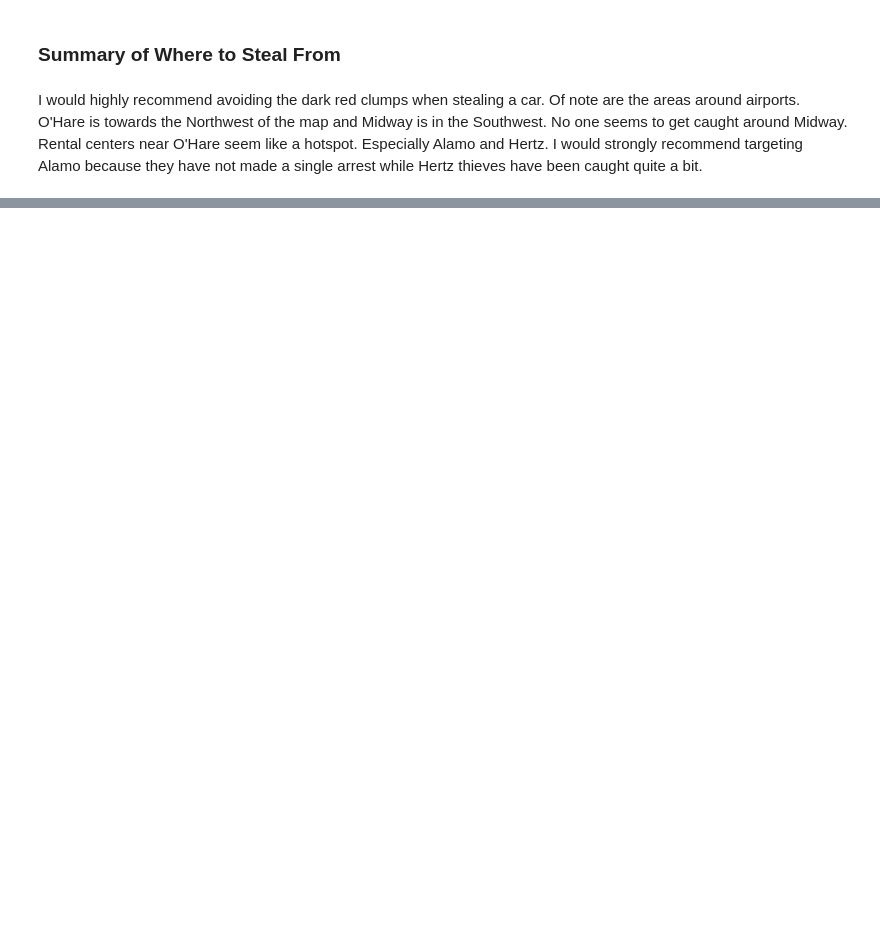
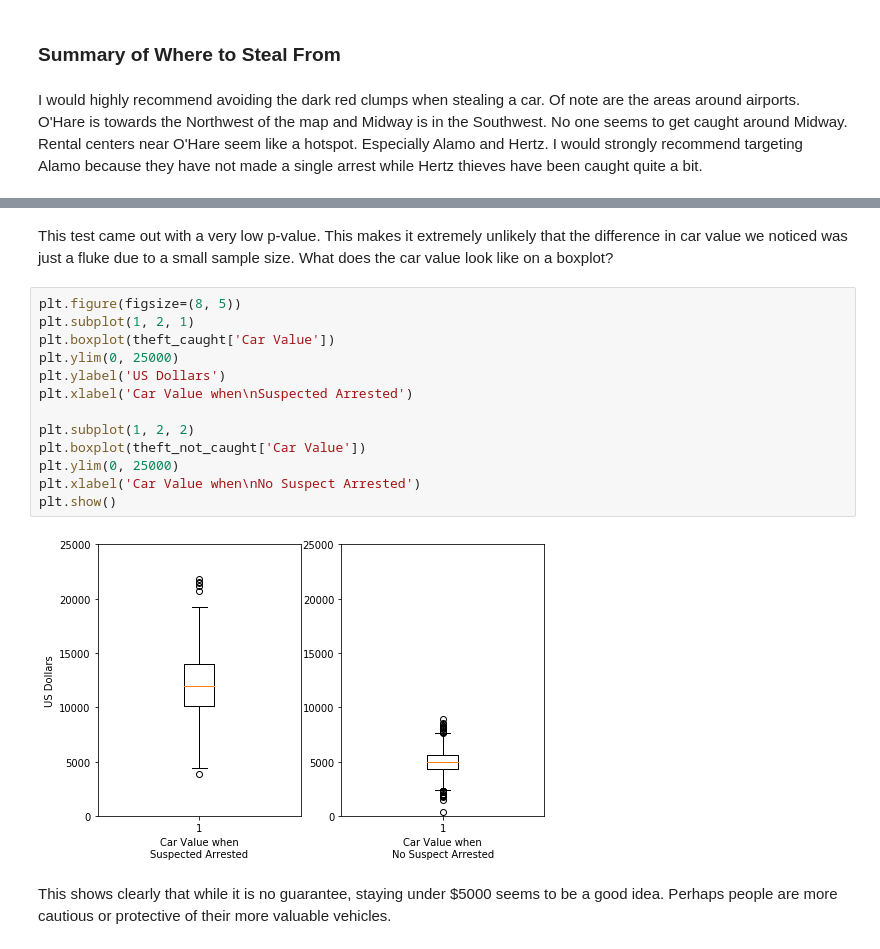
Before and after one commit to Lukede9/Thinkful, a Jupyter notebook: Prep Course/Unit 4/Capstone Report on Car Thefts.ipynb, the cells around one changed output, grey strips where cells are left out. Drawn from its saved outputs; the diff is of its cells as text; blank space fills up the shorter version.

```diff
--- a/Prep Course/Unit 4/Capstone Report on Car Thefts.ipynb
+++ b/Prep Course/Unit 4/Capstone Report on Car Thefts.ipynb
@@ -262,0 +284,19 @@ Above is a list of locations with a 100% success rate. Park Property looks very
+# %% [markdown]
+This test came out with a very low p-value. This makes it extremely unlikely that the difference in car value we noticed was just a fluke due to a small sample size. What does the car value look like on a boxplot?
+# %%
+plt.figure(figsize=(8, 5))
+plt.subplot(1, 2, 1)
+plt.boxplot(theft_caught['Car Value'])
+plt.ylim(0, 25000)
+plt.ylabel('US Dollars')
+plt.xlabel('Car Value when\nSuspected Arrested')
+
+plt.subplot(1, 2, 2)
+plt.boxplot(theft_not_caught['Car Value'])
+plt.ylim(0, 25000)
+plt.xlabel('Car Value when\nNo Suspect Arrested')
+plt.show()
+# %% [output]
+[figure, added]
+# %% [markdown]
+This shows clearly that while it is no guarantee, staying under $5000 seems to be a good idea. Perhaps people are more cautious or protective of their more valuable vehicles.
```
Also changed, not shown: parts of 30 cells of this notebook.
